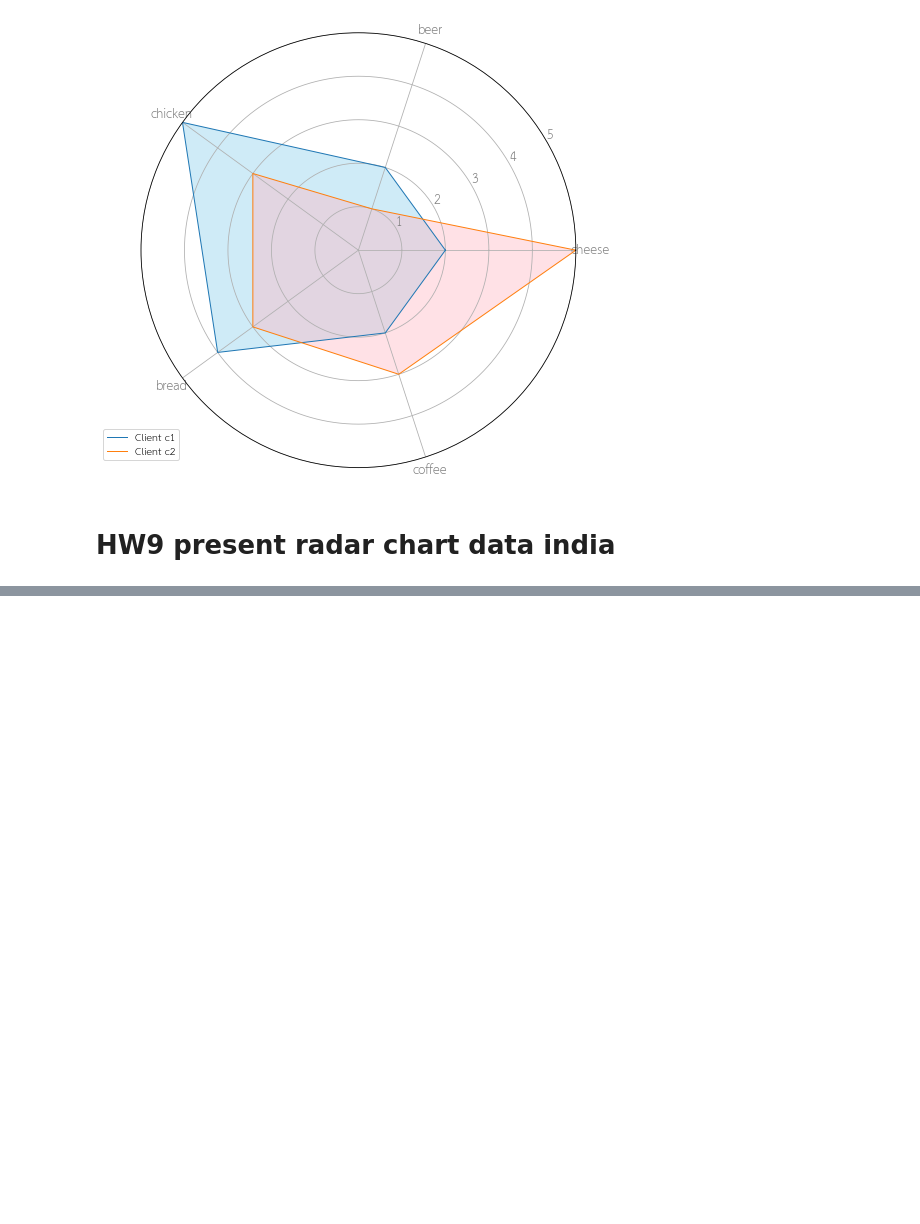
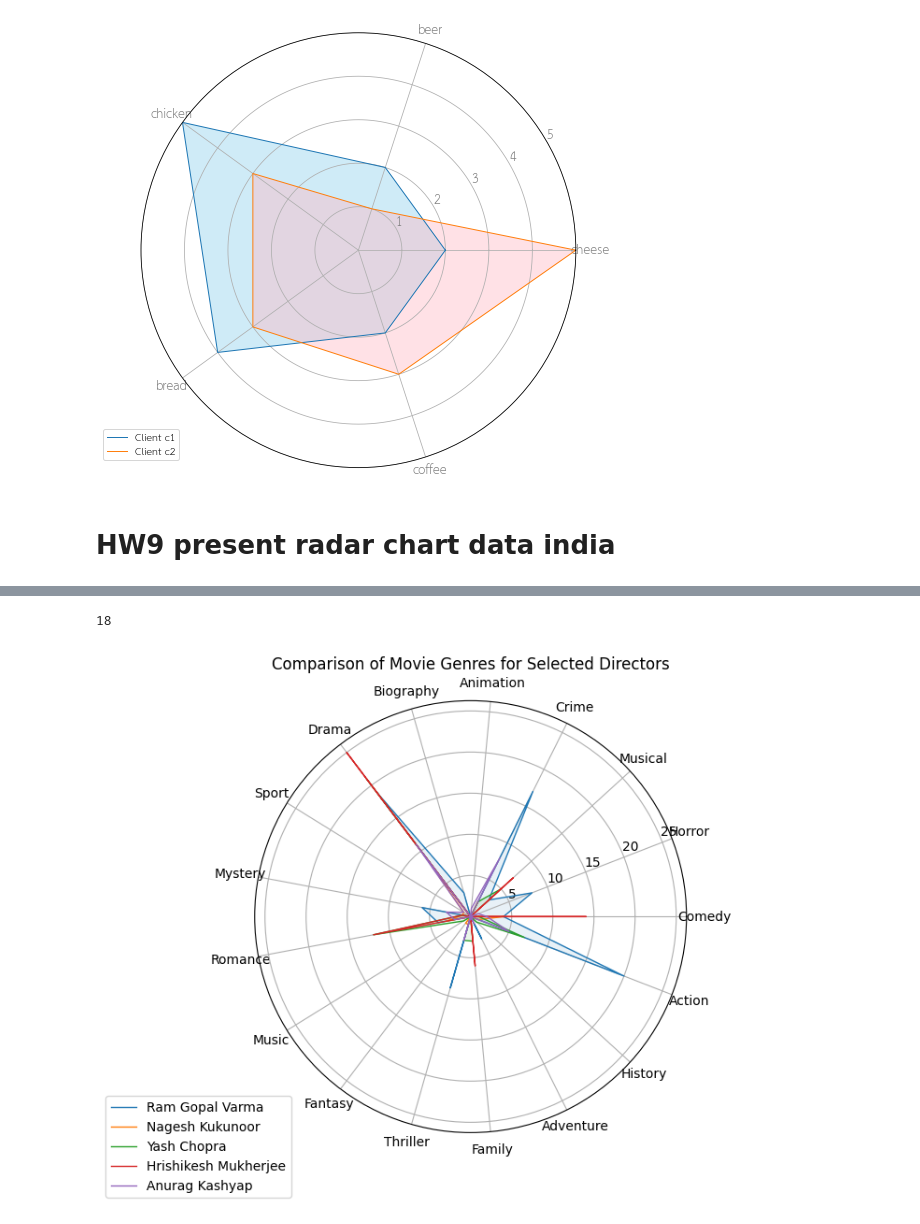
Before and after one commit to punramon/python_dataviz2024, a Jupyter notebook: Visualize_Data_Comparison_2024.ipynb, the cells around one changed output, grey strips where cells are left out. Saved outputs shown, nothing was run; the diff lists cells and outputs as text; code cells hidden in the pictures; blank space fills up the shorter version.

```diff
--- a/Visualize_Data_Comparison_2024.ipynb
+++ b/Visualize_Data_Comparison_2024.ipynb
@@ -1107,0 +1144,3 @@ plt.legend(loc='upper right', bbox_to_anchor=(0.1, 0.1))
+# %%
+# ตรวจสอบและแปลงคอลัมน์ Votes เป็น float
+data_india['Votes'] = pd.to_numeric(data_india['Votes'], errors='coerce')
@@ -1107,0 +1212,5 @@ plt.legend(loc='upper right', bbox_to_anchor=(0.1, 0.1))
+# %%
+# prompt: delete space in the value in Genre1 Genre2 Genre3
+
+for col in ['Genre1', 'Genre2', 'Genre3']:
+  data_india[col] = data_india[col].str.strip() if data_india[col].dtype == 'object' else data_india[col]
@@ -1107,0 +1279,6 @@ plt.legend(loc='upper right', bbox_to_anchor=(0.1, 0.1))
+# %%
+# prompt: ดึงข้อมูลของ Yash Chopra, Ram Gopal Varma, Hrishikesh Mukherjee, Anurag Kashyap, Nagesh Kukunoor มาเป็นdataframeใหม่
+
+directors_to_extract = ['Yash Chopra', 'Ram Gopal Varma', 'Hrishikesh Mukherjee', 'Anurag Kashyap', 'Nagesh Kukunoor']
+top = data_india[data_india['Director'].isin(directors_to_extract)].copy()
+top
@@ -1107,0 +1385,3 @@ plt.legend(loc='upper right', bbox_to_anchor=(0.1, 0.1))
+# %%
+allgenre = list(top['Genre1'])+list(top['Genre2'])+list(top['Genre3'])
+allgenre
@@ -1107,0 +1415,58 @@ plt.legend(loc='upper right', bbox_to_anchor=(0.1, 0.1))
+# %%
+len(set(allgenre))
+# %% [output]
+18
+# %%
+import pandas as pd
+import matplotlib.pyplot as plt
+from math import pi
+
+
+
+df = pd.DataFrame(top)
+
+# รายการแนวหนังที่ต้องการพิจารณา
+unique_genres = list(set([genre for genre in allgenre if genre is not None]))
+# คำนวณจำนวนหนังในแต่ละ Genre ที่ผู้กำกับแต่ละคนทำ
+director_genre_count = {director: {genre: 0 for genre in unique_genres} for director in df['Director'].unique()}
+
+# นับจำนวนหนังของผู้กำกับแต่ละคนในแต่ละ Genre
+for _, row in df.iterrows():
+    movie_genres = {row['Genre1'], row['Genre2'], row['Genre3']}
+    movie_genres = {g for g in movie_genres if g != ''}  # เอา genre ที่ไม่ว่าง
+
+    director = row['Director']
+    for genre in movie_genres:
+        if genre in director_genre_count[director]:
+            director_genre_count[director][genre] += 1
+
+# เลือกผู้กำกับที่ต้องการเปรียบเทียบ (ตัวอย่าง Director A และ Director B)
+#selected_directors = ['Director A', 'Director B'] #This line caused the error
+selected_directors = df['Director'].unique()[:5] # Select the first two directors from your dataframe instead
+
+# เตรียมข้อมูลสำหรับ Radar Chart
+categories = unique_genres
+N = len(categories)
+
+angles = [n / float(N) * 2 * pi for n in range(N)]
+angles += angles[:1]  # ทำให้กราฟปิดวงกลม
+
+fig, ax = plt.subplots(figsize=(6, 6), subplot_kw=dict(polar=True))
+
+for director in selected_directors:
+    values = list(director_genre_count[director].values())
+    values += values[:1]  # ทำให้กราฟปิดวงกลม
+
+    ax.plot(angles, values, linewidth=1, linestyle='solid', label=director)
+    ax.fill(angles, values, alpha=0.1)
+
+# ตั้งค่าแกนและชื่อของแต่ละ Genre
+plt.xticks(angles[:-1], categories)
+
+# เพิ่มชื่อเรื่องและแสดงผลลัพธ์
+plt.title('Comparison of Movie Genres for Selected Directors')
+ax.legend(loc='upper right', bbox_to_anchor=(0.1, 0.1))
+
+plt.show()
+# %% [output]
+[figure, added]
```
Also changed, not shown: parts of 55 cells of this notebook.
